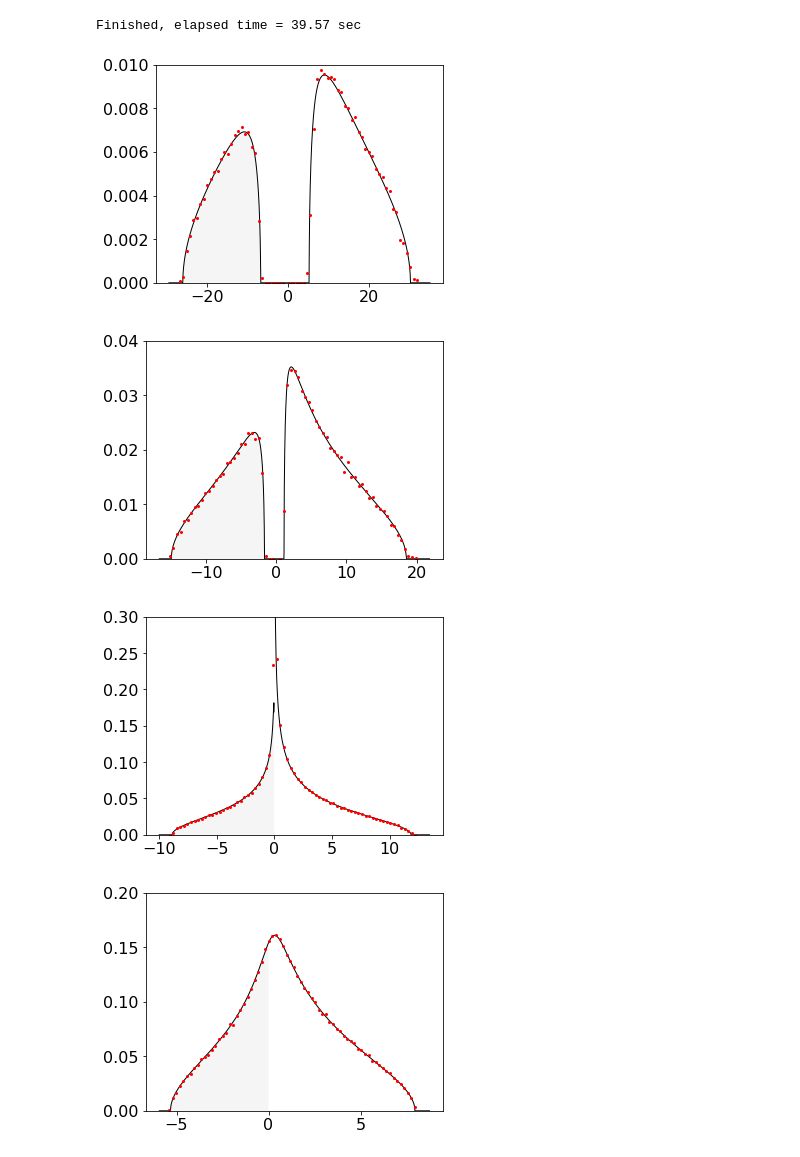
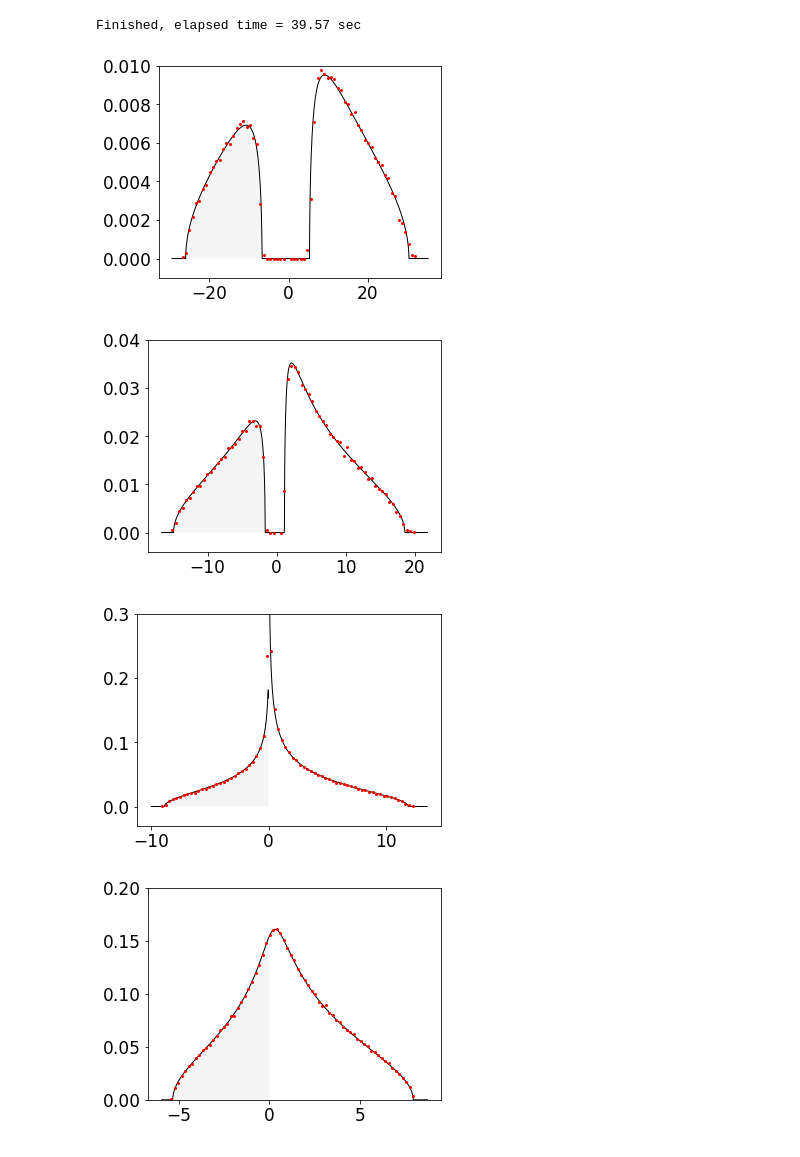
Before and after one commit to hassan-shap/RMT, a Jupyter notebook: NegSpec_Na1_Na2_draft.ipynb, the cells around one changed output. Saved outputs shown, nothing was run; the diff lists cells and outputs as text; code cells hidden in the pictures.

```diff
--- a/NegSpec_Na1_Na2_draft.ipynb
+++ b/NegSpec_Na1_Na2_draft.ipynb
@@ -284,46 +284,46 @@ for i_n in range(len(Lc_sw)):
 
     if i_n==0:
         ymax=0.01
-        plt.ylim(0,ymax)
+        plt.ylim(-ymax/10,ymax)
     elif i_n==1:
         ymax=0.04
-        plt.ylim(0,ymax)
+        plt.ylim(-ymax/10,ymax)
     elif i_n==2:
         ymax=0.3
-        plt.ylim(0,ymax)
+        plt.ylim(-ymax/10,ymax)
     elif i_n==3:
         ymax=0.2
         plt.ylim(0,ymax)
     elif i_n==4:
         ymax=0.2
         plt.ylim(0,ymax)
     elif i_n==5:
         ymax=0.3
         plt.ylim(0,ymax)
     elif i_n==6:
         ymax=0.4
         plt.ylim(0,ymax)
     elif i_n==7:
         ymax=0.5
         plt.ylim(0,ymax)
     elif i_n==8:
         ymax=0.7
         plt.ylim(0,ymax)
     else :
         ymax=1
         plt.ylim(0,ymax)
 #     plt.legend()
 #     plt.title(r'$N_{B}$=%d' % (Lc))
     fsize=14
 #     plt.ylabel(r'$P_\Gamma(L_A \xi)$',fontsize = fsize)
 #     plt.xlabel(r"$L_A \xi$",fontsize = fsize)
     # plt.xlim(-0.12,0.12)
-    plt.rcParams.update({'font.size': fsize+2})
+    plt.rcParams.update({'font.size': fsize+3})
     plt.tight_layout()
     plt.savefig('figs/NS_LA_%d_%d_LB_%d_.pdf' % (La,Lb,Lc))
     plt.show()
 # %% [output]
-[figure, old version]
+[figure, new version]
-[figure, old version]
+[figure, new version]
-[figure, old version]
+[figure, new version]
-[figure, old version]
+[figure, new version]
```
Also changed, not shown: parts of 1 cell of this notebook, 10 other files.
